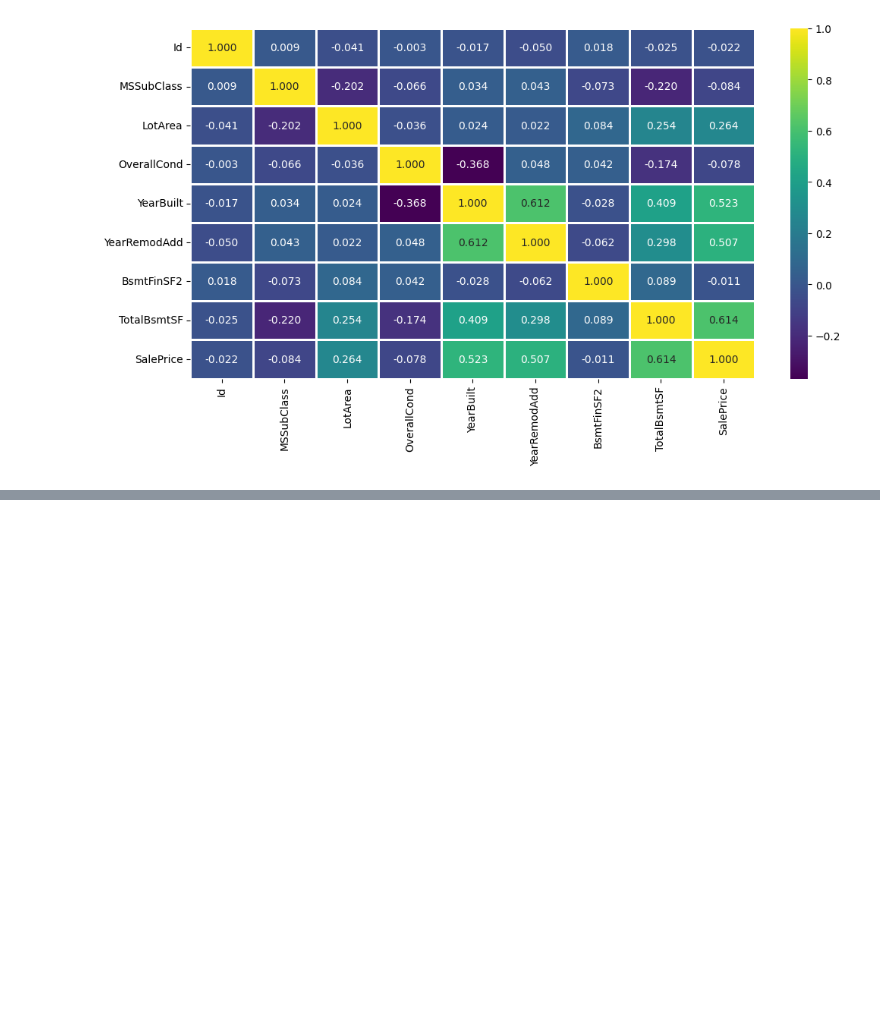
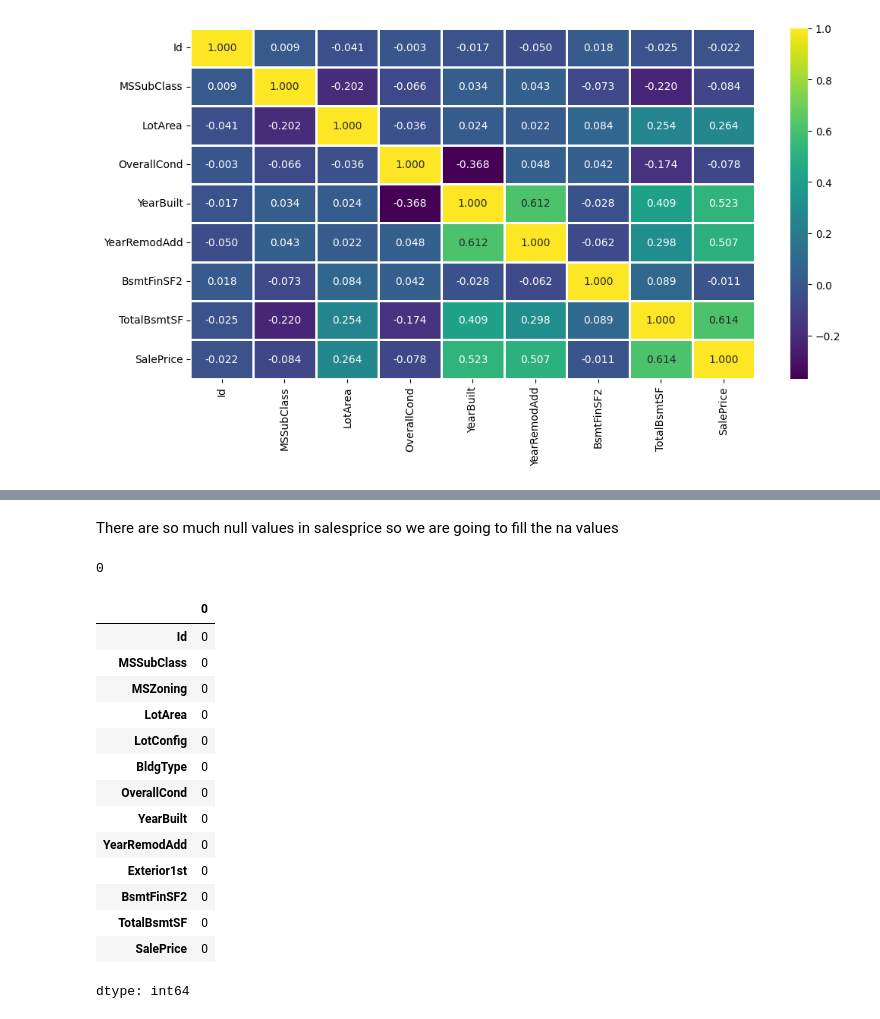
Before and after one commit to nid067/Project_ML, a Jupyter notebook: house_price_pred.ipynb, the cells around one changed output, grey strips where cells are left out. Drawn from its saved outputs; the diff is of its cells as text; code cells hidden in the pictures; blank space fills up the shorter version.

Commit message:
2nd day just data cleaning

```diff
--- a/house_price_pred.ipynb
+++ b/house_price_pred.ipynb
@@ -60,0 +87,26 @@ sns.heatmap(num_data.corr(),
+# %% [markdown]
+There are so much null values in salesprice so we are going to fill the na values
+# %%
+data['SalePrice']=data['SalePrice'].fillna(data['SalePrice'].mean())
+print(data['SalePrice'].isnull().sum())
+# %% [output]
+0
+# %%
+new_data=data.dropna()
+new_data.isnull().sum()
+# %% [output]
+|  | 0 |
+| Id | 0 |
+| MSSubClass | 0 |
+| MSZoning | 0 |
+| LotArea | 0 |
+| LotConfig | 0 |
+| BldgType | 0 |
+| OverallCond | 0 |
+| YearBuilt | 0 |
+| YearRemodAdd | 0 |
+| Exterior1st | 0 |
+| BsmtFinSF2 | 0 |
+| TotalBsmtSF | 0 |
+| SalePrice | 0 |
+dtype: int64
```
Also changed, not shown: parts of 4 cells of this notebook.
